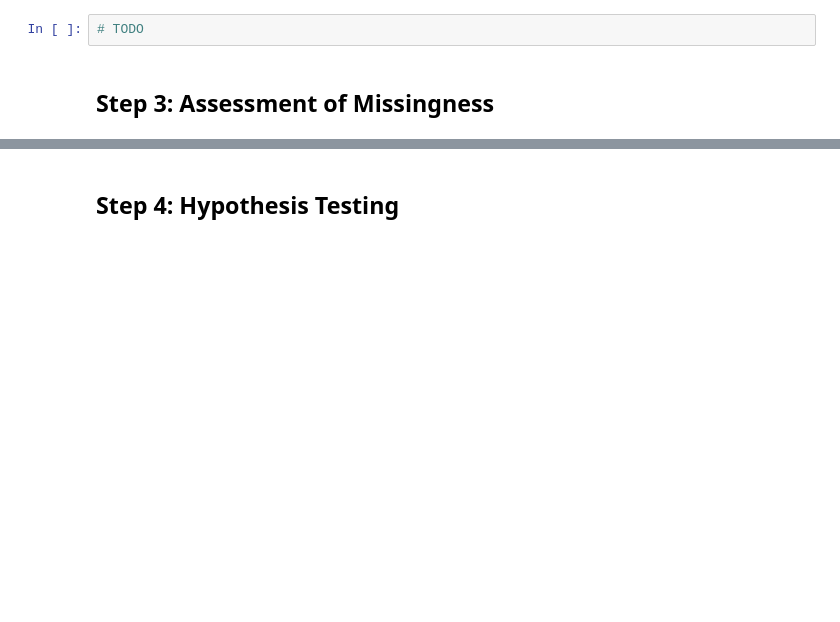
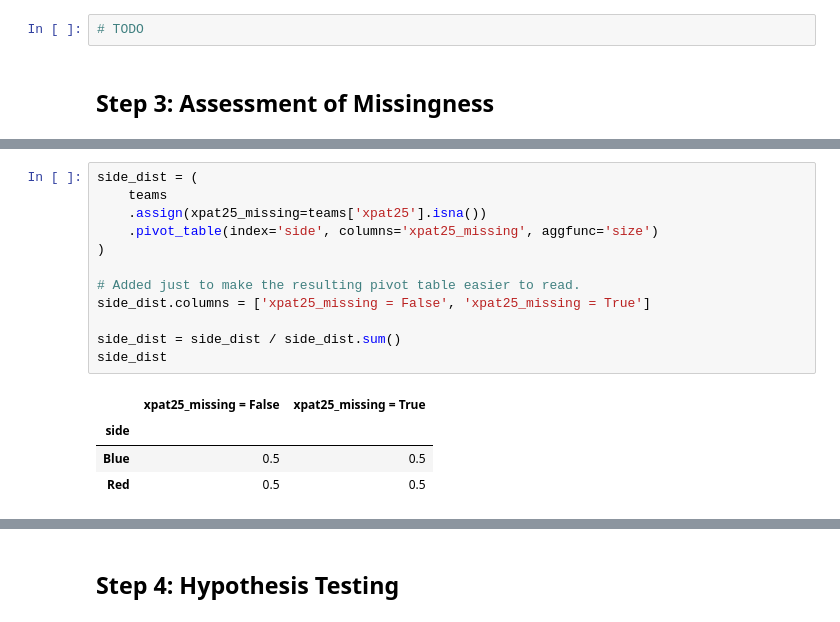
Before and after one commit to spattapu1/LoL-Statistical-Analysis, a Jupyter notebook: finalproject.ipynb, the cells around one changed output, grey strips where cells are left out. Drawn from its saved outputs; the diff is of its cells as text; blank space fills up the shorter version.

Commit message:
missingness

```diff
--- a/finalproject.ipynb
+++ b/finalproject.ipynb
@@ -97,0 +119,17 @@ fig.update_layout(title="Total Earned Gold by Side")
+# %%
+side_dist = (
+    teams
+    .assign(xpat25_missing=teams['xpat25'].isna())
+    .pivot_table(index='side', columns='xpat25_missing', aggfunc='size')
+)
+
+# Added just to make the resulting pivot table easier to read.
+side_dist.columns = ['xpat25_missing = False', 'xpat25_missing = True']
+
+side_dist = side_dist / side_dist.sum()
+side_dist
+# %% [output]
+|  | xpat25_missing = False | xpat25_missing = True |
+| side |  |  |
+| Blue | 0.5 | 0.5 |
+| Red | 0.5 | 0.5 |
```
Also changed, not shown: parts of 10 cells of this notebook.
